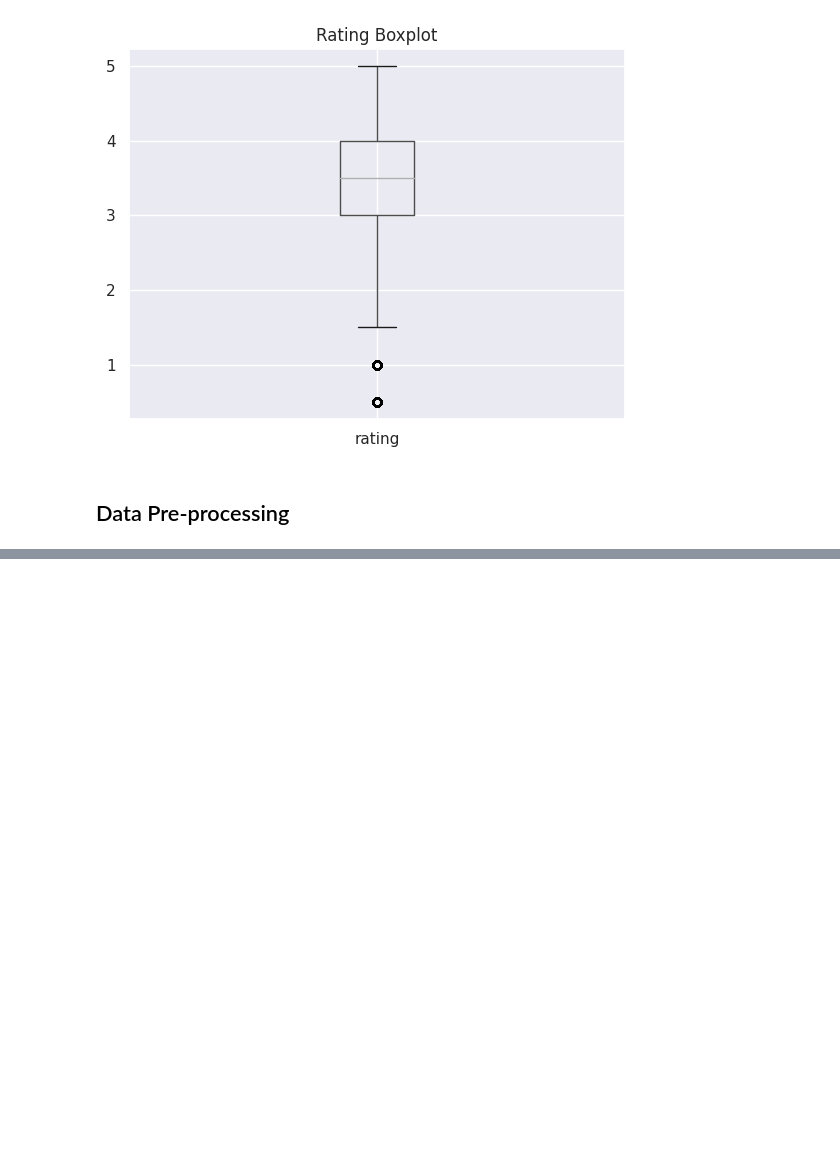
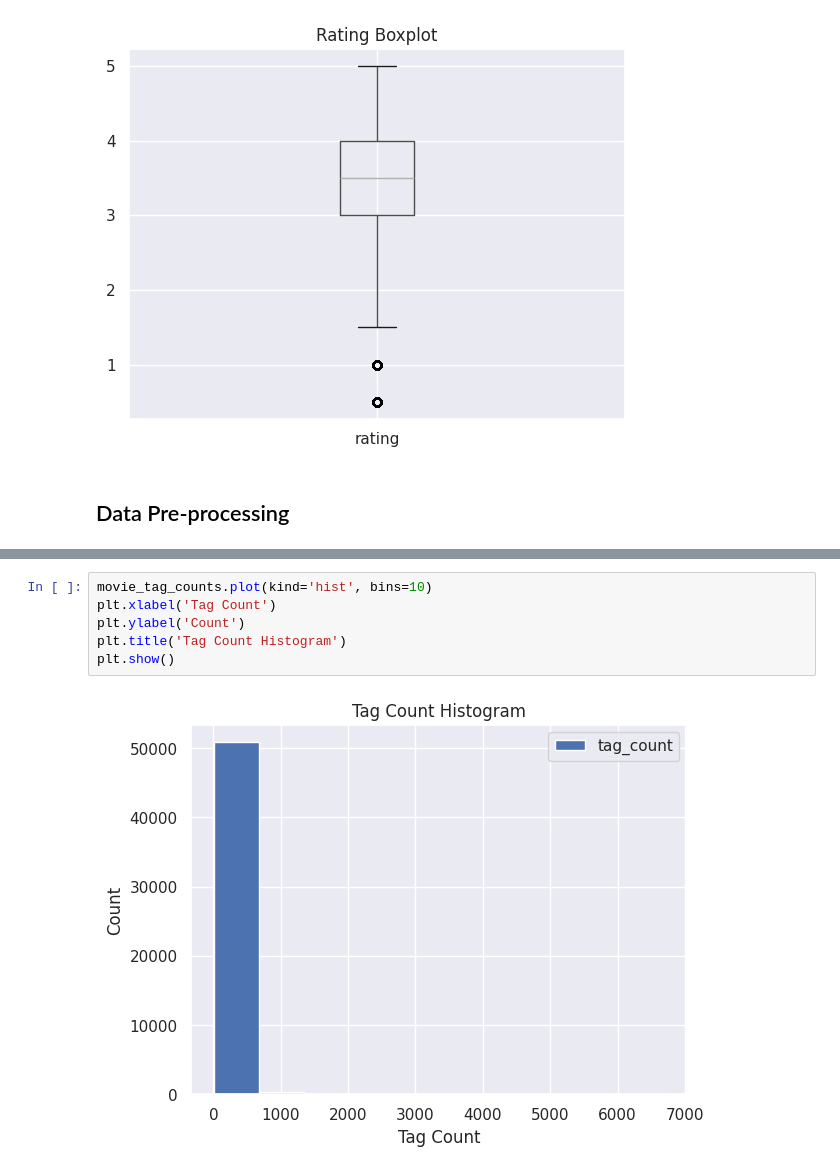
Before and after one commit to aaronmj7/MSc_project, a Jupyter notebook: Project_v1.ipynb, the cells around one changed output, grey strips where cells are left out. Drawn from its saved outputs; the diff is of its cells as text; blank space fills up the shorter version.

```diff
--- a/Project_v1.ipynb
+++ b/Project_v1.ipynb
@@ -361,0 +437,8 @@ plt.show()
+# %%
+movie_tag_counts.plot(kind='hist', bins=10)
+plt.xlabel('Tag Count')
+plt.ylabel('Count')
+plt.title('Tag Count Histogram')
+plt.show()
+# %% [output]
+[figure, added]
```
Also changed, not shown: parts of 14 cells of this notebook.
